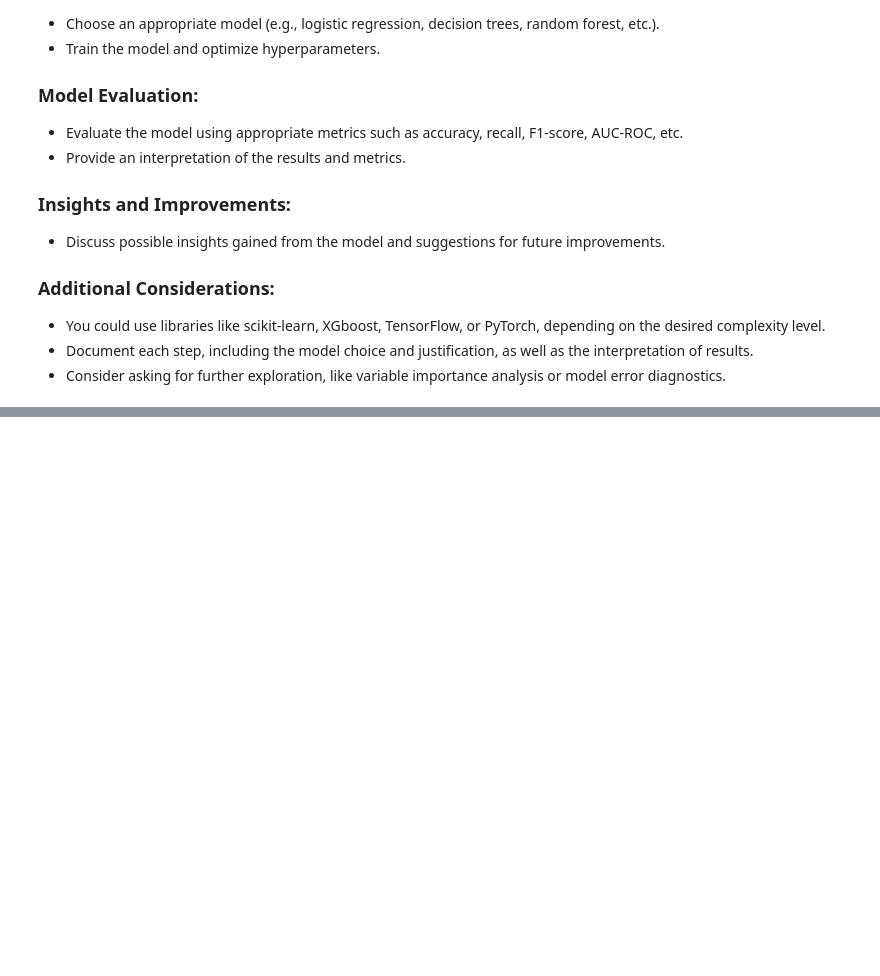
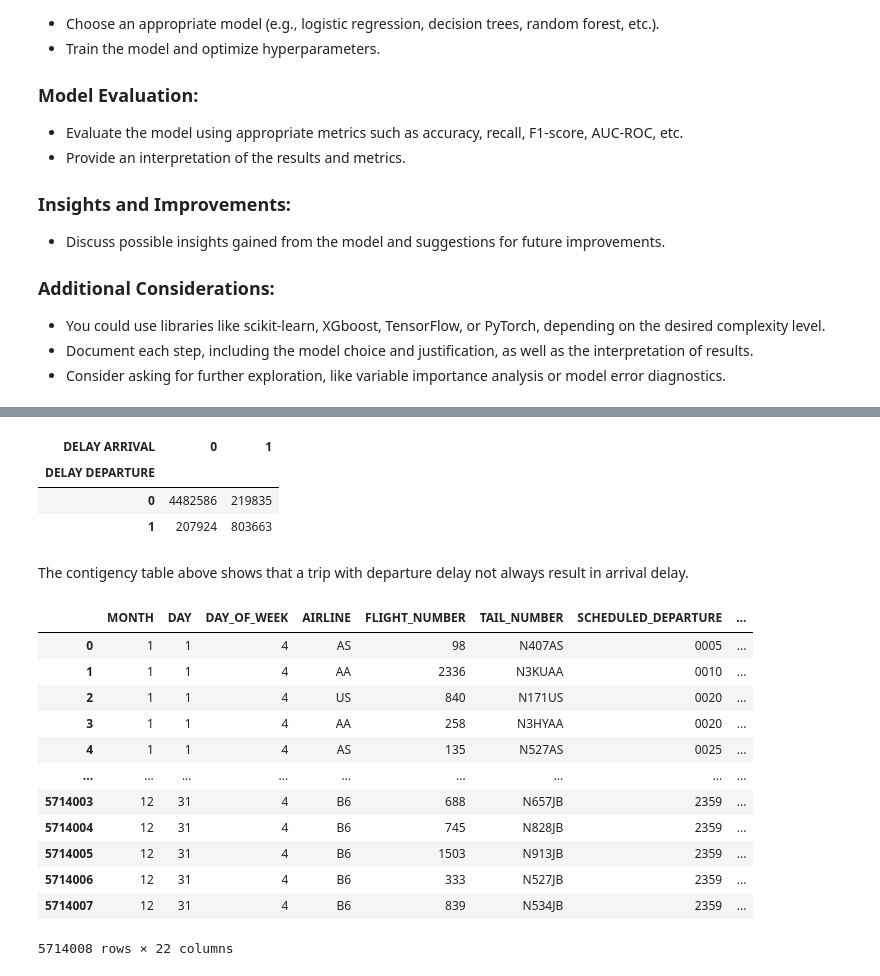
Before and after one commit to bmorbin/flights-delay, a Jupyter notebook: Cópia_de_D&N_Teste_de_Conhecimentos_em_Dados.ipynb, the cells around one changed output, grey strips where cells are left out. Drawn from its saved outputs; the diff is of its cells as text; code cells hidden in the pictures; blank space fills up the shorter version.

```diff
--- a/Cópia_de_D&N_Teste_de_Conhecimentos_em_Dados.ipynb
+++ b/Cópia_de_D&N_Teste_de_Conhecimentos_em_Dados.ipynb
@@ -1244,0 +1351,80 @@ It's possible to visualize the airport located in Atlanta which has the biggest
+# %%
+# Block code to see contigency table of DEPARTURE DELAY with ARRIVAL DELAY
+tab_delay_departure_arrival = get_query_result('''
+SELECT
+  DEPARTURE_DELAY, ARRIVAL_DELAY
+FROM
+flights
+WHERE DEPARTURE_DELAY NOT NULL AND ARRIVAL_DELAY NOT NULL
+''', verbose=False)
+
+tab_delay_departure_arrival['delay_dep'] = (tab_delay_departure_arrival['DEPARTURE_DELAY']>15).astype(int)
+tab_delay_departure_arrival['delay_arr'] = (tab_delay_departure_arrival['ARRIVAL_DELAY']>15).astype(int)
+
+pd.crosstab(tab_delay_departure_arrival['delay_dep'], tab_delay_departure_arrival['delay_arr'],
+            rownames=['DELAY DEPARTURE'], colnames=['DELAY ARRIVAL'])
+# %% [output]
+| DELAY ARRIVAL | 0 | 1 |
+| DELAY DEPARTURE |  |  |
+| 0 | 4482586 | 219835 |
+| 1 | 207924 | 803663 |
+# %% [markdown]
+The contigency table above shows that a trip with departure delay not always result in arrival delay.
+# %%
+# Getting the whole data into parts to minimize the upload
+# supressing float columns for now
+df = get_query_result('''
+SELECT
+    MONTH, DAY, DAY_OF_WEEK, AIRLINE, FLIGHT_NUMBER, TAIL_NUMBER,
+    SCHEDULED_DEPARTURE, DEPARTURE_TIME, WHEELS_OFF, DISTANCE, SCHEDULED_ARRIVAL
+FROM
+flights
+WHERE ARRIVAL_DELAY NOT NULL
+''', verbose=False)
+
+df['ORIGIN_AIRPORT'] = (get_query_result('''
+SELECT
+  CASE
+    WHEN IATA_CODE IS NULL THEN ORIGIN_AIRPORT
+    ELSE IATA_CODE
+  END ORIGIN_AIRPORT_IATA
+FROM
+flights a LEFT JOIN IATA_USDOT_CODE b ON a.ORIGIN_AIRPORT = b.USDOT_CODE
+WHERE ARRIVAL_DELAY NOT NULL
+''', verbose=False))['ORIGIN_AIRPORT_IATA']
+
+df['DESTINATION_AIRPORT'] = (get_query_result('''
+SELECT
+  CASE
+    WHEN IATA_CODE IS NULL THEN DESTINATION_AIRPORT
+    ELSE IATA_CODE
+  END DESTINATION_AIRPORT_IATA
+FROM
+flights a LEFT JOIN IATA_USDOT_CODE b ON a.DESTINATION_AIRPORT = b.USDOT_CODE
+WHERE ARRIVAL_DELAY NOT NULL
+''', verbose=False))['DESTINATION_AIRPORT_IATA']
+
+df[['ARRIVAL_DELAY','DEPARTURE_DELAY', 'TAXI_OUT', 'SCHEDULED_TIME', 'AIR_SYSTEM_DELAY', 'SECURITY_DELAY', 'AIRLINE_DELAY', 'LATE_AIRCRAFT_DELAY', 'WEATHER_DELAY']] = get_query_result('''
+SELECT
+    ARRIVAL_DELAY, DEPARTURE_DELAY, TAXI_OUT, SCHEDULED_TIME, AIR_SYSTEM_DELAY, SECURITY_DELAY, AIRLINE_DELAY, LATE_AIRCRAFT_DELAY, WEATHER_DELAY
+FROM
+flights
+WHERE ARRIVAL_DELAY NOT NULL
+''', verbose=False)
+
+conn.close() # exit the SQLite connection to make the next steps
+display(df)
+# %% [output]
+|  | MONTH | DAY | DAY_OF_WEEK | AIRLINE | FLIGHT_NUMBER | TAIL_NUMBER | SCHEDULED_DEPARTURE | ... |
+| 0 | 1 | 1 | 4 | AS | 98 | N407AS | 0005 | ... |
+| 1 | 1 | 1 | 4 | AA | 2336 | N3KUAA | 0010 | ... |
+| 2 | 1 | 1 | 4 | US | 840 | N171US | 0020 | ... |
+| 3 | 1 | 1 | 4 | AA | 258 | N3HYAA | 0020 | ... |
+| 4 | 1 | 1 | 4 | AS | 135 | N527AS | 0025 | ... |
+| ... | ... | ... | ... | ... | ... | ... | ... | ... |
+| 5714003 | 12 | 31 | 4 | B6 | 688 | N657JB | 2359 | ... |
+| 5714004 | 12 | 31 | 4 | B6 | 745 | N828JB | 2359 | ... |
+| 5714005 | 12 | 31 | 4 | B6 | 1503 | N913JB | 2359 | ... |
+| 5714006 | 12 | 31 | 4 | B6 | 333 | N527JB | 2359 | ... |
+| 5714007 | 12 | 31 | 4 | B6 | 839 | N534JB | 2359 | ... |
+5714008 rows × 22 columns
```
Also changed, not shown: parts of 36 cells of this notebook.
